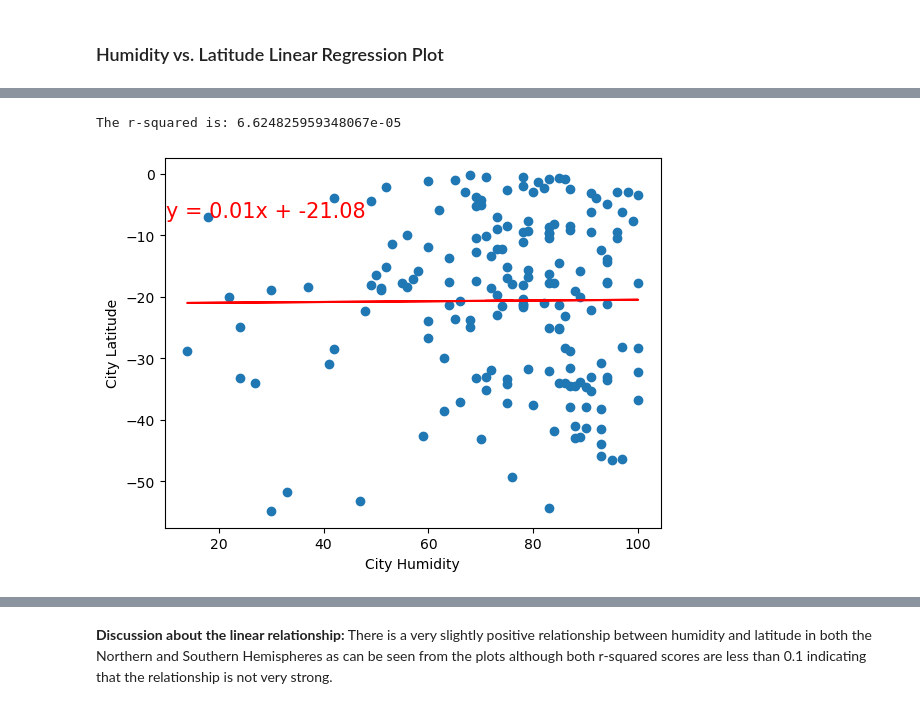
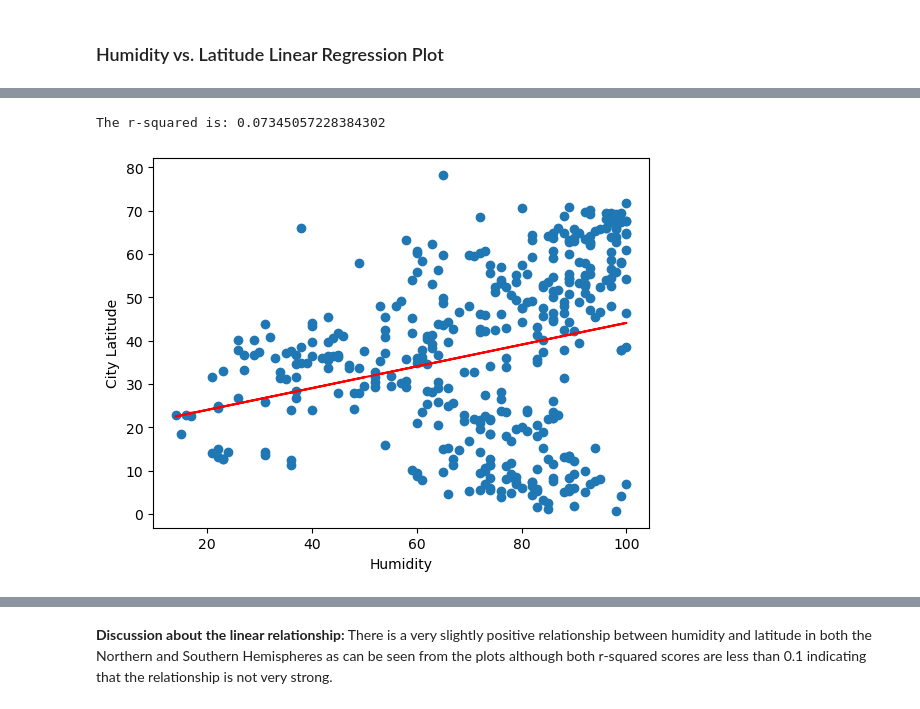
Before and after one commit to meehal0203/Python-api-challenge, a Jupyter notebook: WeatherPy/WeatherPy.ipynb, the cells around one changed output, grey strips where cells are left out. Saved outputs shown, nothing was run; the diff lists cells and outputs as text; code cells hidden in the pictures.

```diff
--- a/WeatherPy/WeatherPy.ipynb
+++ b/WeatherPy/WeatherPy.ipynb
@@ -393,18 +365,7 @@ The r-squared is: 0.1125299185970876
-# %%
-# Southern Hemisphere
-x_values = southern_hemi_df['Humidity']
-y_values = southern_hemi_df['Lat']
-(slope, intercept, rvalue, pvalue, stderr) = linregress(x_values, y_values)
-regress_values = x_values * slope + intercept
-line_eq = "y = " + str(round(slope,2)) + "x + " + str(round(intercept,2))
-plt.scatter(x_values,y_values)
-plt.plot(x_values,regress_values,"r-")
-plt.annotate(line_eq,(10,-7
-                     ),fontsize=15,color="red")
-plt.xlabel('City Humidity')
-plt.ylabel('City Latitude')
-print(f"The r-squared is: {rvalue**2}")
-plt.show()
-# %% [output]
-The r-squared is: 6.624825959348067e-05
-[figure, removed]
+# %%
+# Northern Hemisphere
+
+linear_reg(northern_hemi_df['Humidity'],northern_hemi_df['Lat'], "Humidity")
+# %% [output]
+The r-squared is: 0.07345057228384302
+[figure, added]
```
Also changed, not shown: parts of 31 cells of this notebook, 6 other files.
